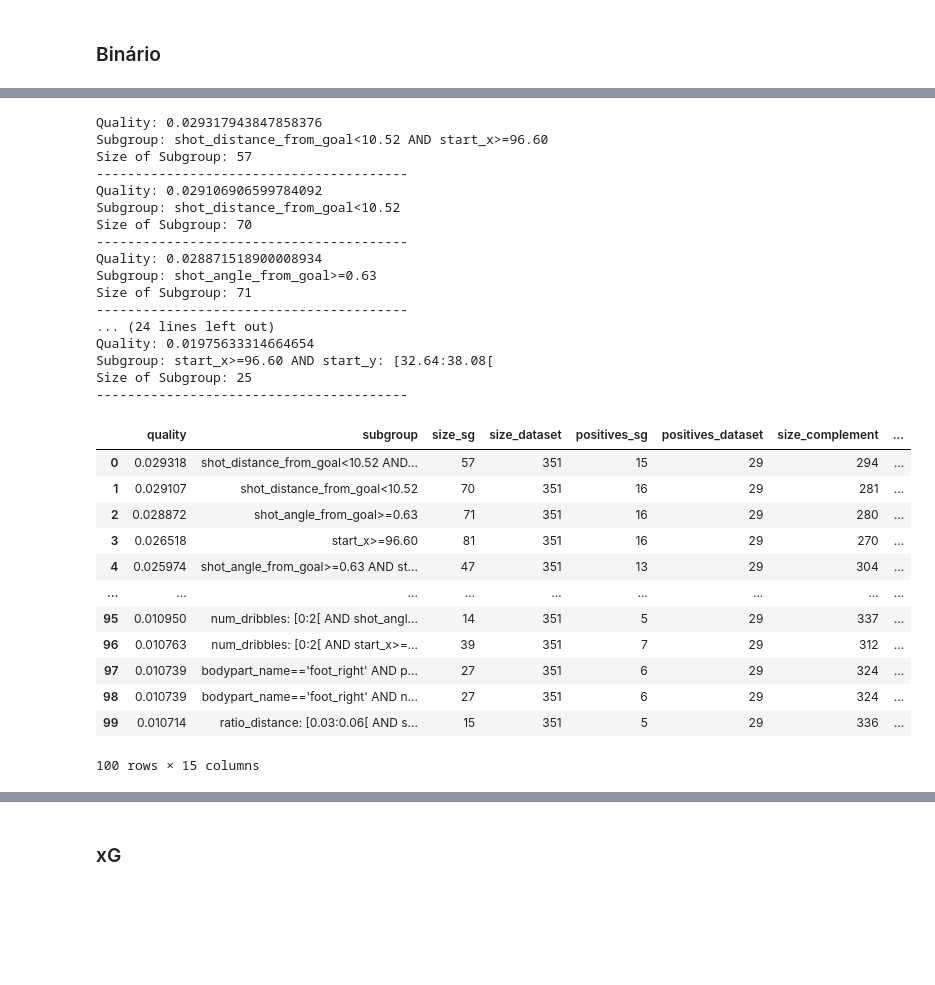
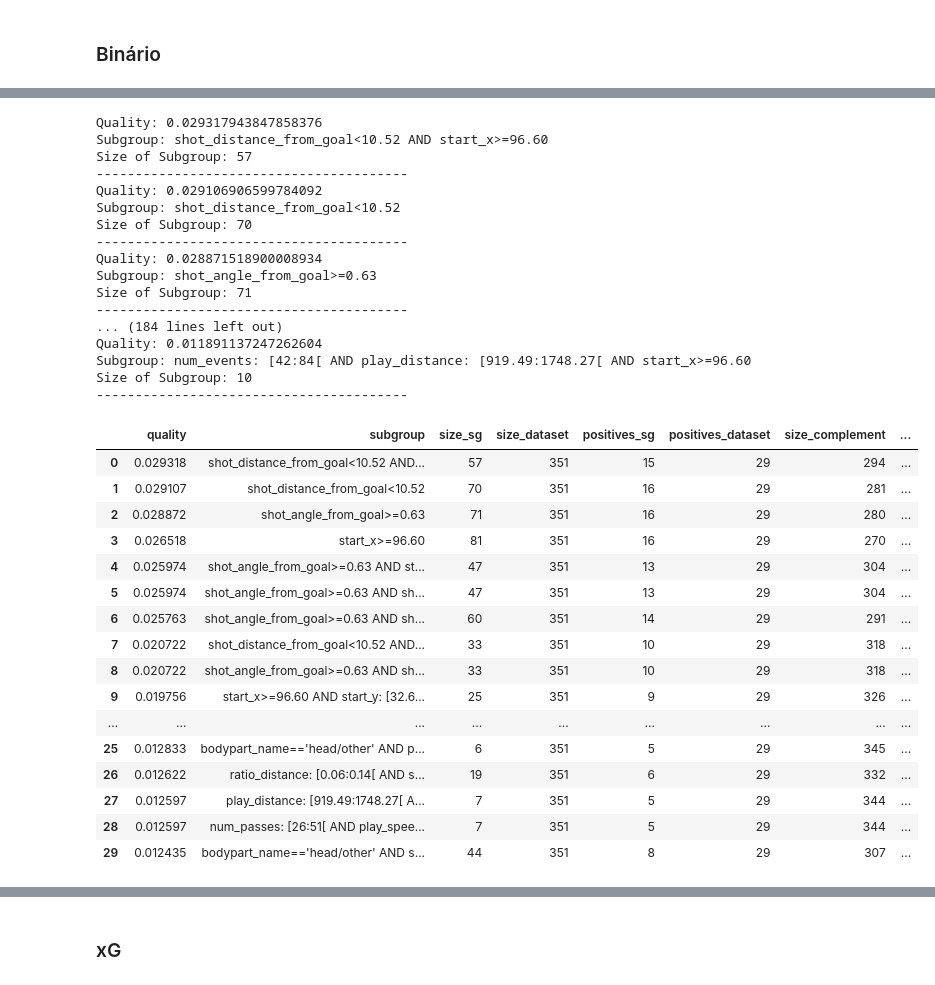
Before and after one commit to lframosferreira/projeto-ad, a Jupyter notebook: notebooks/subgroup_discovery_analysis.ipynb, the cells around one changed output, grey strips where cells are left out. Cells and saved outputs as stored; diff of their text form; code cells hidden in the pictures; blank space fills up the shorter version.

```diff
--- a/notebooks/subgroup_discovery_analysis.ipynb
+++ b/notebooks/subgroup_discovery_analysis.ipynb
@@ -1421,7 +1421,7 @@ search_algorithm = ps.BeamSearch(250)
 result = search_algorithm.execute(task)
 
 # Exibir os resultados
-for sg_result in result.to_dataframe().head(10).itertuples(index=False):
+for sg_result in result.to_dataframe().head(30).itertuples(index=False):
     print(f"Quality: {sg_result.quality}")
     print(f"Subgroup: {sg_result.subgroup}")
     print(f"Size of Subgroup: {sg_result.size_sg}")
@@ -1439,7 +1439,7 @@ for sg_result in result.to_dataframe().head(10).itertuples(index=False):
     # print(f"Lift: {sg_result.lift}")
     print("-" * 40)
 
-result.to_dataframe()
+result.to_dataframe().head(30)
 # %% [output]
 Quality: 0.04832113616549646
 Subgroup: shot_angle_from_goal>=0.62
@@ -1509,7 +1513,7 @@ search_algorithm = ps.BeamSearch(250)
 result = search_algorithm.execute(task)
 
 # Exibir os resultados
-for sg_result in result.to_dataframe().head(10).itertuples(index=False):
+for sg_result in result.to_dataframe().head(50).itertuples(index=False):
     print(f"Quality: {sg_result.quality}")
     print(f"Subgroup: {sg_result.subgroup}")
     print(f"Size of Subgroup: {sg_result.size_sg}")
@@ -1597,7 +1605,7 @@ search_algorithm = ps.BeamSearch(250)
 result = search_algorithm.execute(task)
 
 # Exibir os resultados
-for sg_result in result.to_dataframe().head(10).itertuples(index=False):
+for sg_result in result.to_dataframe().head(50).itertuples(index=False):
     print(f"Quality: {sg_result.quality}")
     print(f"Subgroup: {sg_result.subgroup}")
     print(f"Size of Subgroup: {sg_result.size_sg}")
@@ -1608,45 +1616,49 @@ for sg_result in result.to_dataframe().head(10).itertuples(index=False):
     # print(f"Relative Size of Subgroup: {sg_result.relative_size_sg}")
     # print(f"Relative Size of Complement: {sg_result.relative_size_complement}")
     # print(f"Coverage of Subgroup: {sg_result.coverage_sg}")
     # print(f"Coverage of Complement: {sg_result.coverage_complement}")
     # print(f"Target Share in Subgroup: {sg_result.target_share_sg}")
     # print(f"Target Share in Complement: {sg_result.target_share_complement}")
     # print(f"Target Share in Dataset: {sg_result.target_share_dataset}")
     # print(f"Lift: {sg_result.lift}")
     print("-" * 40)
 
-result.to_dataframe()
+result.to_dataframe().head(30)
 # %% [output]
 Quality: 0.029317943847858376
 Subgroup: shot_distance_from_goal<10.52 AND start_x>=96.60
 Size of Subgroup: 57
 ----------------------------------------
 Quality: 0.029106906599784092
 Subgroup: shot_distance_from_goal<10.52
 Size of Subgroup: 70
 ----------------------------------------
 Quality: 0.028871518900008934
 Subgroup: shot_angle_from_goal>=0.63
 Size of Subgroup: 71
 ----------------------------------------
-... (24 lines left out)
-Quality: 0.01975633314664654
-Subgroup: start_x>=96.60 AND start_y: [32.64:38.08[
-Size of Subgroup: 25
+... (184 lines left out)
+Quality: 0.011891137247262604
+Subgroup: num_events: [42:84[ AND play_distance: [919.49:1748.27[ AND start_x>=96.60
+Size of Subgroup: 10
 ----------------------------------------
 |  | quality | subgroup | size_sg | size_dataset | positives_sg | positives_dataset | size_complement | ... |
 | 0 | 0.029318 | shot_distance_from_goal<10.52 AND... | 57 | 351 | 15 | 29 | 294 | ... |
 | 1 | 0.029107 | shot_distance_from_goal<10.52 | 70 | 351 | 16 | 29 | 281 | ... |
 | 2 | 0.028872 | shot_angle_from_goal>=0.63 | 71 | 351 | 16 | 29 | 280 | ... |
 | 3 | 0.026518 | start_x>=96.60 | 81 | 351 | 16 | 29 | 270 | ... |
 | 4 | 0.025974 | shot_angle_from_goal>=0.63 AND st... | 47 | 351 | 13 | 29 | 304 | ... |
+| 5 | 0.025974 | shot_angle_from_goal>=0.63 AND sh... | 47 | 351 | 13 | 29 | 304 | ... |
+| 6 | 0.025763 | shot_angle_from_goal>=0.63 AND sh... | 60 | 351 | 14 | 29 | 291 | ... |
+| 7 | 0.020722 | shot_distance_from_goal<10.52 AND... | 33 | 351 | 10 | 29 | 318 | ... |
+| 8 | 0.020722 | shot_angle_from_goal>=0.63 AND sh... | 33 | 351 | 10 | 29 | 318 | ... |
+| 9 | 0.019756 | start_x>=96.60 AND start_y: [32.6... | 25 | 351 | 9 | 29 | 326 | ... |
 | ... | ... | ... | ... | ... | ... | ... | ... | ... |
-| 95 | 0.010950 | num_dribbles: [0:2[ AND shot_angl... | 14 | 351 | 5 | 29 | 337 | ... |
-| 96 | 0.010763 | num_dribbles: [0:2[ AND start_x>=... | 39 | 351 | 7 | 29 | 312 | ... |
-| 97 | 0.010739 | bodypart_name=='foot_right' AND p... | 27 | 351 | 6 | 29 | 324 | ... |
-| 98 | 0.010739 | bodypart_name=='foot_right' AND n... | 27 | 351 | 6 | 29 | 324 | ... |
-| 99 | 0.010714 | ratio_distance: [0.03:0.06[ AND s... | 15 | 351 | 5 | 29 | 336 | ... |
+| 25 | 0.012833 | bodypart_name=='head/other' AND p... | 6 | 351 | 5 | 29 | 345 | ... |
+| 26 | 0.012622 | ratio_distance: [0.06:0.14[ AND s... | 19 | 351 | 6 | 29 | 332 | ... |
+| 27 | 0.012597 | play_distance: [919.49:1748.27[ A... | 7 | 351 | 5 | 29 | 344 | ... |
+| 28 | 0.012597 | num_passes: [26:51[ AND play_spee... | 7 | 351 | 5 | 29 | 344 | ... |
+| 29 | 0.012435 | bodypart_name=='head/other' AND s... | 44 | 351 | 8 | 29 | 307 | ... |
-100 rows × 15 columns
 # %%
 show_coverage(result, WB_shots_df_cp)
 # %% [output]
```
Also changed, not shown: parts of 9 cells of this notebook, 4 other files.
